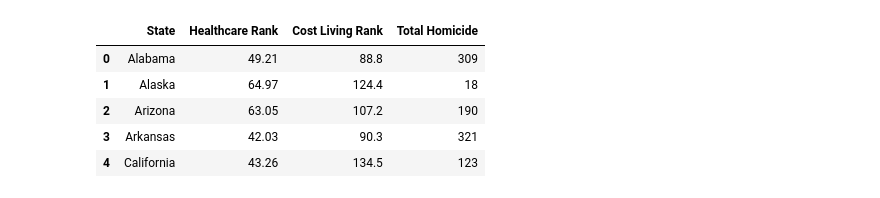
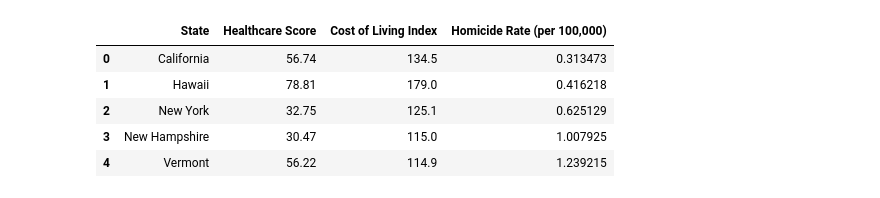
Before and after one commit to hrollin5/project_one, a Jupyter notebook: state_graf.ipynb, the cells around one changed output. Cells and saved outputs as stored; diff of their text form; code cells hidden in the pictures.

```diff
--- a/state_graf.ipynb
+++ b/state_graf.ipynb
@@ -15,3 +15,6 @@ from api_keys import weather_api_key
 # %% [output]
 [interactive output not drawn]
 [interactive output not drawn]
+# %%
+state_data=pd.read_csv("final_data.csv")
+state_data.head()
@@ -18,16 +28,15 @@ from api_keys import weather_api_key
 # %%
-state_data=pd.read_csv("resume_data.csv")
-state_data=state_data.loc[:,["State.1","Healthcare Rank","Cost Living Rank","Total Homicide"]]
+state_data=state_data.loc[:,["State.1","Healthcare Score","Cost of Living Index","Homicide Rate (per 100,000)"]]
 state_data=state_data.rename(columns ={"State.1": "State"})
 
 state_data.head()
 # %% [output]
-|  | State | Healthcare Rank | Cost Living Rank | Total Homicide |
-| 0 | Alabama | 49.21 | 88.8 | 309 |
-| 1 | Alaska | 64.97 | 124.4 | 18 |
-| 2 | Arizona | 63.05 | 107.2 | 190 |
-| 3 | Arkansas | 42.03 | 90.3 | 321 |
-| 4 | California | 43.26 | 134.5 | 123 |
+|  | State | Healthcare Score | Cost of Living Index | Homicide Rate (per 100,000) |
+| 0 | California | 56.74 | 134.5 | 0.313473 |
+| 1 | Hawaii | 78.81 | 179.0 | 0.416218 |
+| 2 | New York | 32.75 | 125.1 | 0.625129 |
+| 3 | New Hampshire | 30.47 | 115.0 | 1.007925 |
+| 4 | Vermont | 56.22 | 114.9 | 1.239215 |
 # %%
 #First, the URL of Open Weather Map  API
 url= "http://api.openweathermap.org/data/2.5/weather?"
```
Also changed, not shown: parts of 6 cells of this notebook, 1 other file.
